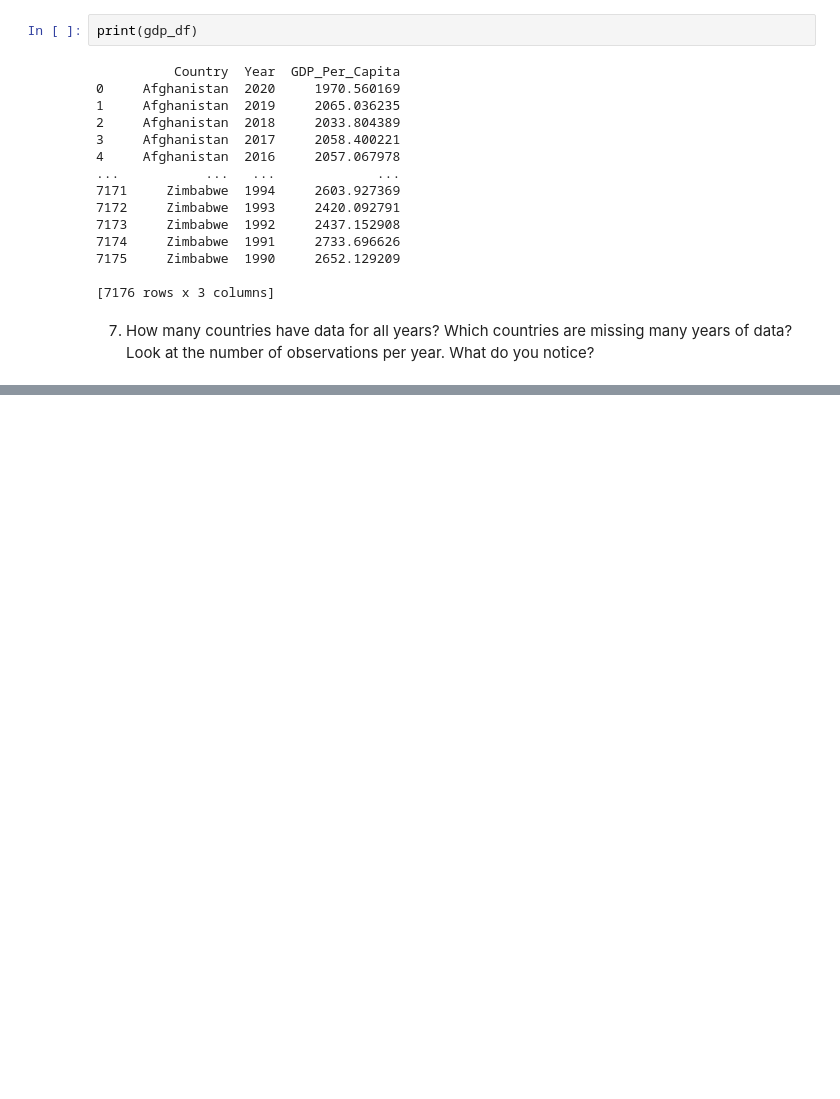
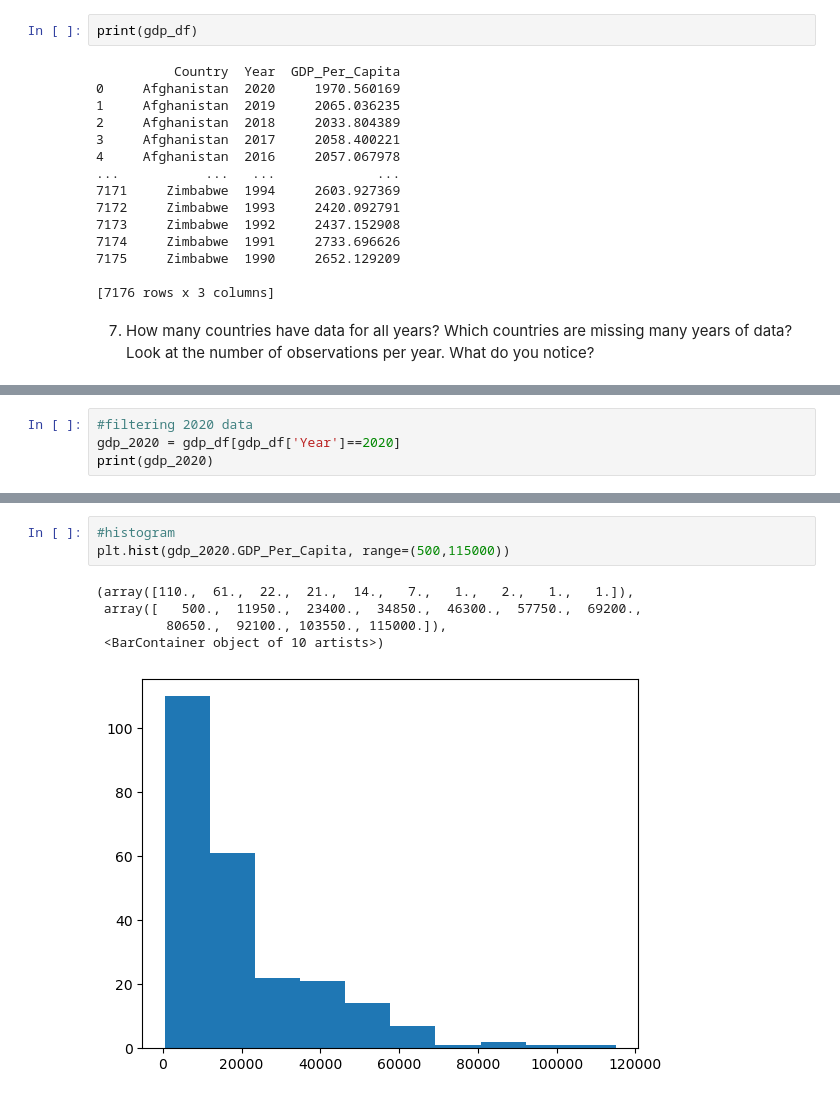
Before and after one commit to scost46/gdp-and-internet-usage-scost46, a Jupyter notebook: notebook/UN_Project.ipynb, the cells around one changed output, grey strips where cells are left out. Saved outputs shown, nothing was run; the diff lists cells and outputs as text; blank space fills up the shorter version.

```diff
--- a/notebook/UN_Project.ipynb
+++ b/notebook/UN_Project.ipynb
@@ -55,0 +79,4 @@ print(gdp_df)
+# %%
+#filtering 2020 data
+gdp_2020 = gdp_df[gdp_df['Year']==2020]
+print(gdp_2020)
@@ -55,0 +105,9 @@ print(gdp_df)
+# %%
+#histogram
+plt.hist(gdp_2020.GDP_Per_Capita, range=(500,115000))
+# %% [output]
+(array([110.,  61.,  22.,  21.,  14.,   7.,   1.,   2.,   1.,   1.]),
+ array([   500.,  11950.,  23400.,  34850.,  46300.,  57750.,  69200.,
+         80650.,  92100., 103550., 115000.]),
+ <BarContainer object of 10 artists>)
+[figure, added]
```
Also changed, not shown: parts of 9 cells of this notebook.
